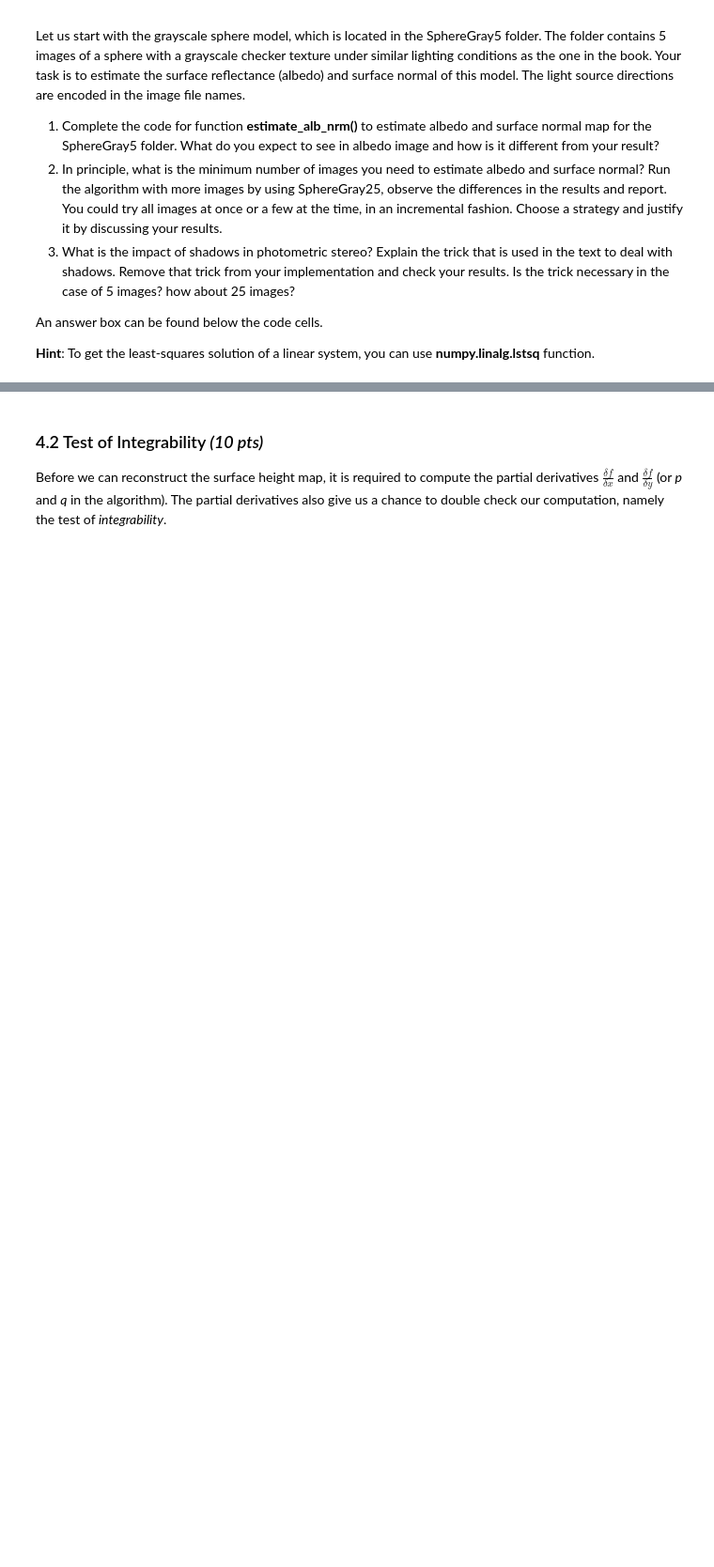
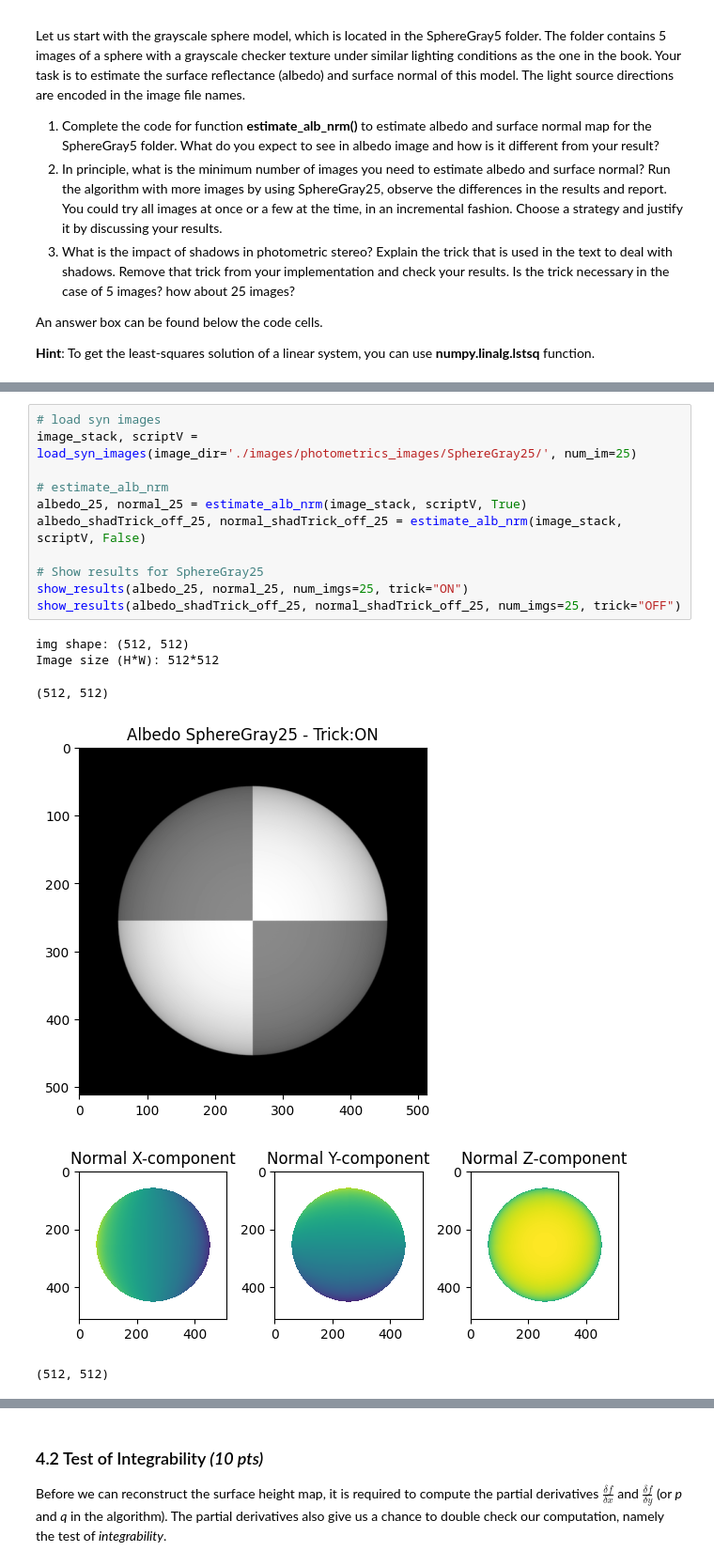
Before and after one commit to danilotpnta/computer_vission1, a Jupyter notebook: Lab1/CV1_Lab1_Students.ipynb, the cells around one changed output, grey strips where cells are left out. Shown at 94% size. Cells and saved outputs as stored; diff of their text form; blank space fills up the shorter version.

```diff
--- a/Lab1/CV1_Lab1_Students.ipynb
+++ b/Lab1/CV1_Lab1_Students.ipynb
@@ -673,0 +645,18 @@ Image size (H*W): 512*512
+# %%
+# load syn images
+image_stack, scriptV = load_syn_images(image_dir='./images/photometrics_images/SphereGray25/', num_im=25)
+
+# estimate_alb_nrm
+albedo_25, normal_25 = estimate_alb_nrm(image_stack, scriptV, True)
+albedo_shadTrick_off_25, normal_shadTrick_off_25 = estimate_alb_nrm(image_stack, scriptV, False)
+
+# Show results for SphereGray25
+show_results(albedo_25, normal_25, num_imgs=25, trick="ON")
+show_results(albedo_shadTrick_off_25, normal_shadTrick_off_25, num_imgs=25, trick="OFF")
+# %% [output]
+img shape: (512, 512)
+Image size (H*W): 512*512
+(512, 512)
+[figure, added]
+[figure, added]
+(512, 512)
```
Also changed, not shown: parts of 18 cells of this notebook.
